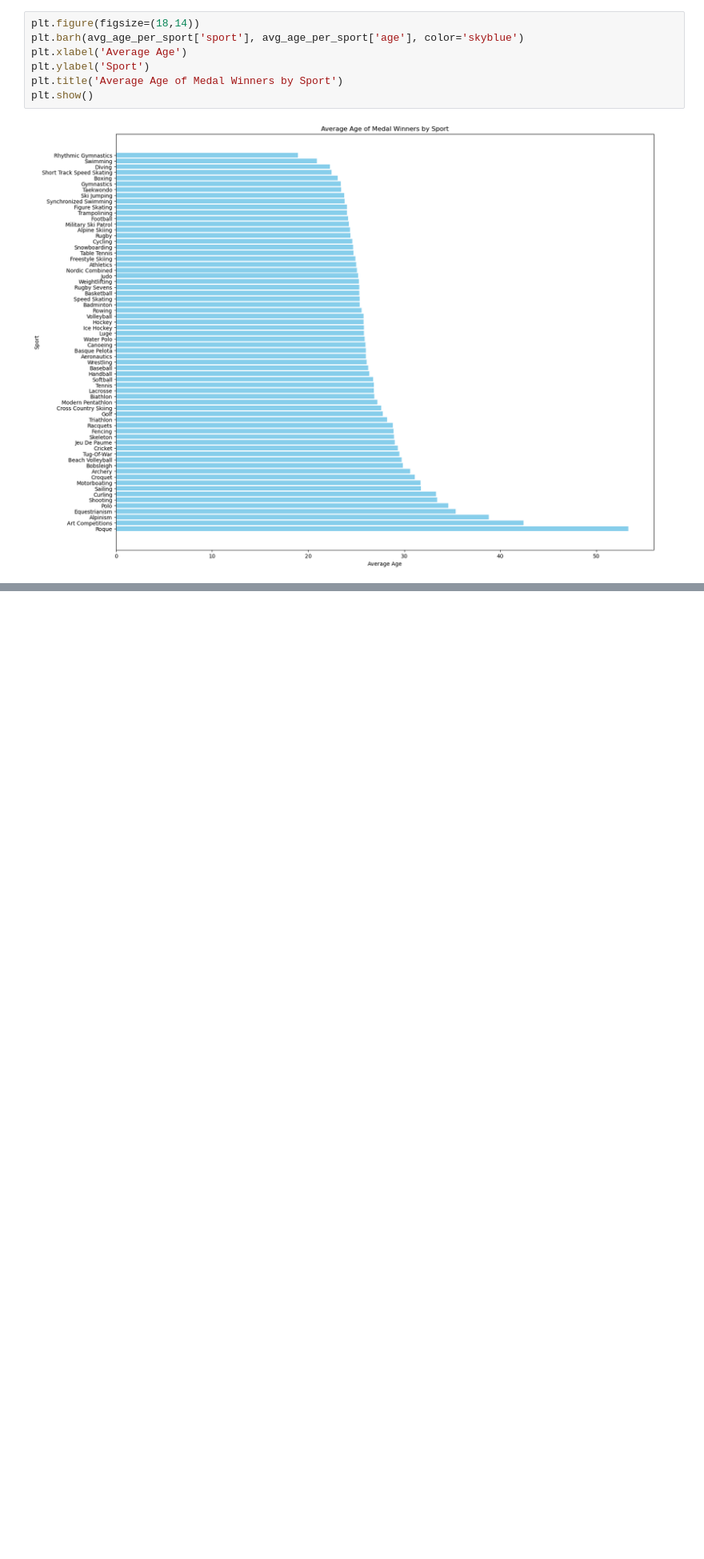
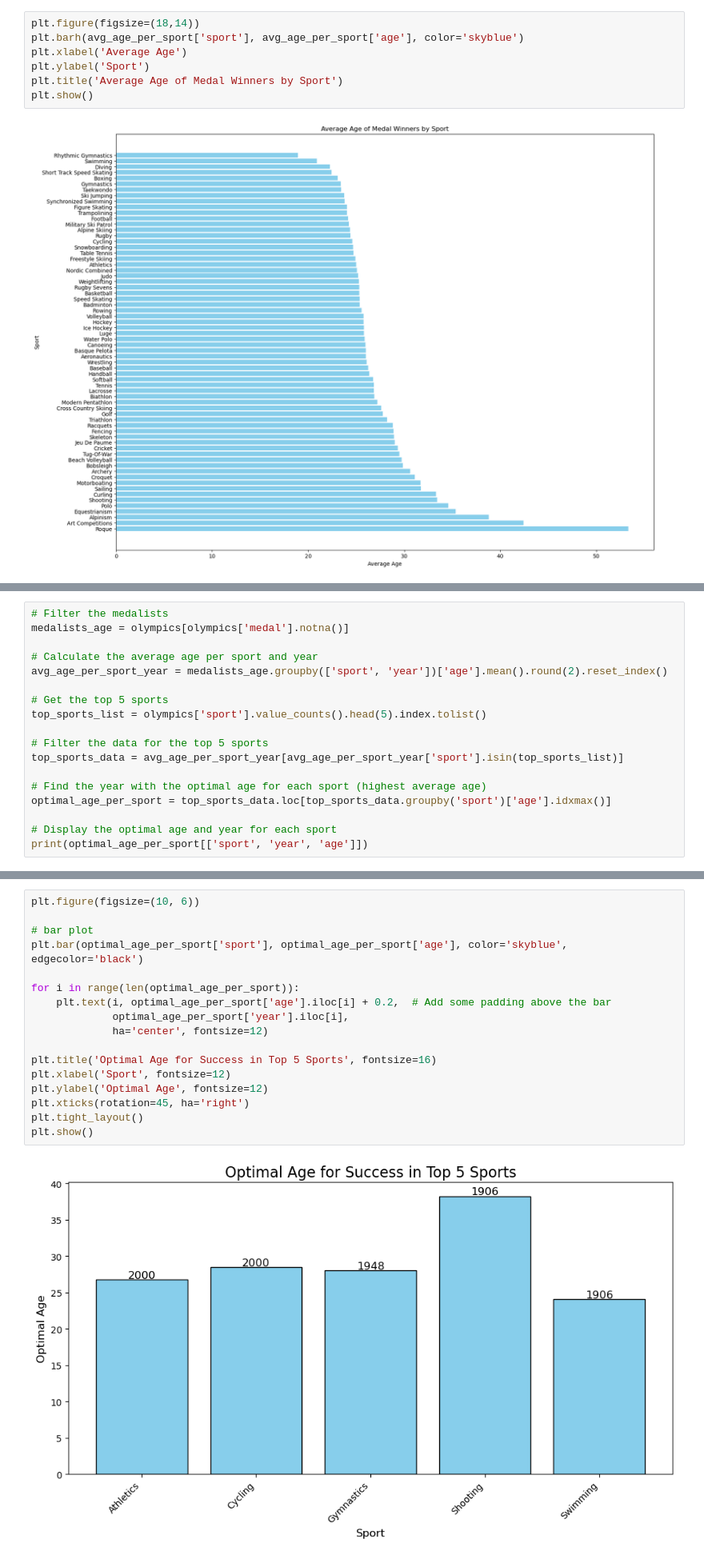
Before and after one commit to pnl911/Python, a Jupyter notebook: Project(Midterm)2.ipynb, the cells around one changed output, grey strips where cells are left out. Shown at 80% size. Cells and saved outputs as stored; diff of their text form; blank space fills up the shorter version.

```diff
--- a/Project(Midterm)2.ipynb
+++ b/Project(Midterm)2.ipynb
@@ -540,0 +433,18 @@ data through a horizantal graph. From what we gathered, amongst medalists, the a
+# %%
+# Filter the medalists
+medalists_age = olympics[olympics['medal'].notna()]
+
+# Calculate the average age per sport and year
+avg_age_per_sport_year = medalists_age.groupby(['sport', 'year'])['age'].mean().round(2).reset_index()
+
+# Get the top 5 sports
+top_sports_list = olympics['sport'].value_counts().head(5).index.tolist()
+
+# Filter the data for the top 5 sports
+top_sports_data = avg_age_per_sport_year[avg_age_per_sport_year['sport'].isin(top_sports_list)]
+
+# Find the year with the optimal age for each sport (highest average age)
+optimal_age_per_sport = top_sports_data.loc[top_sports_data.groupby('sport')['age'].idxmax()]
+
+# Display the optimal age and year for each sport
+print(optimal_age_per_sport[['sport', 'year', 'age']])
@@ -540,0 +458,19 @@ data through a horizantal graph. From what we gathered, amongst medalists, the a
+# %%
+plt.figure(figsize=(10, 6))
+
+# bar plot
+plt.bar(optimal_age_per_sport['sport'], optimal_age_per_sport['age'], color='skyblue', edgecolor='black')
+
+for i in range(len(optimal_age_per_sport)):
+    plt.text(i, optimal_age_per_sport['age'].iloc[i] + 0.2,  # Add some padding above the bar
+             optimal_age_per_sport['year'].iloc[i],
+             ha='center', fontsize=12)
+
+plt.title('Optimal Age for Success in Top 5 Sports', fontsize=16)
+plt.xlabel('Sport', fontsize=12)
+plt.ylabel('Optimal Age', fontsize=12)
+plt.xticks(rotation=45, ha='right')
+plt.tight_layout()
+plt.show()
+# %% [output]
+[figure, added]
```
Also changed, not shown: parts of 41 cells of this notebook.
